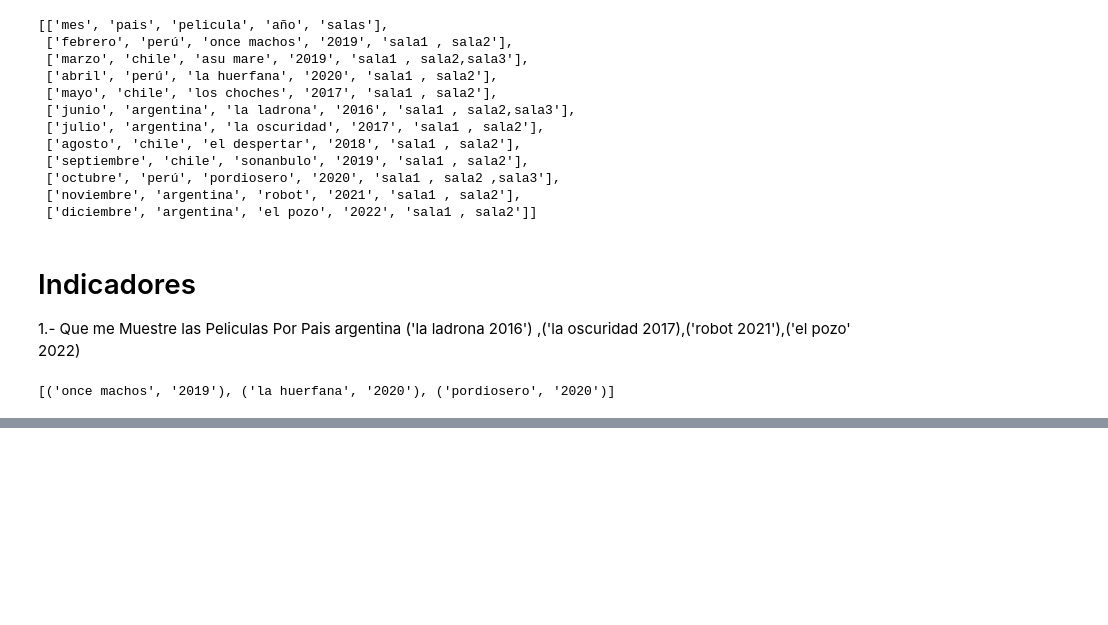
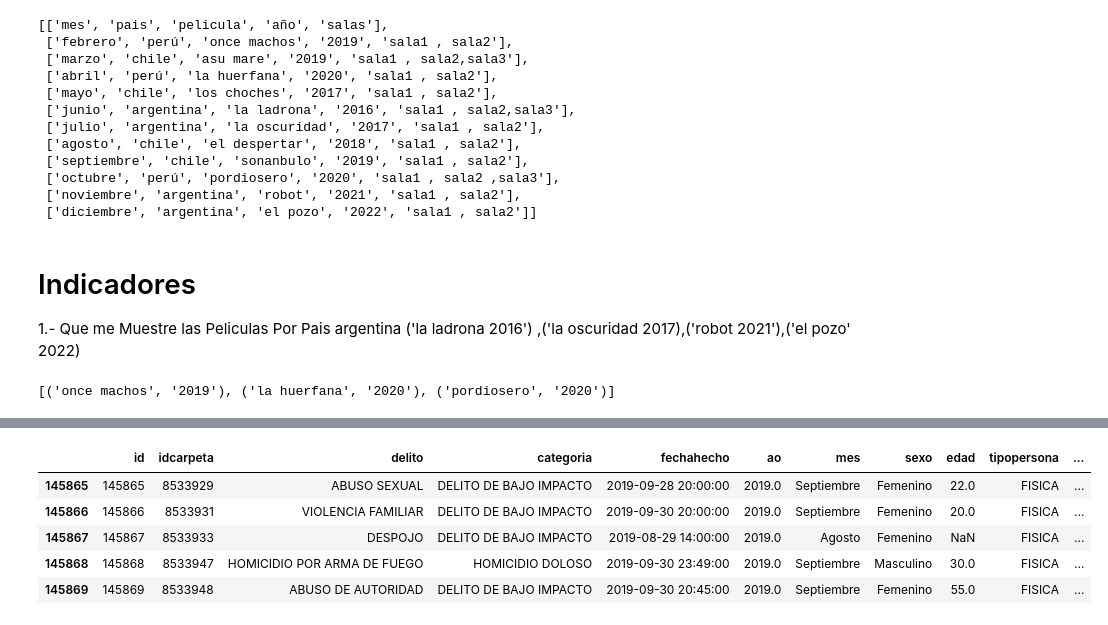
Before and after one commit to PyarmandoCode/Python_Avanzado, a Jupyter notebook: Datos/Python-Avanzado.ipynb, the cells around one changed output, grey strips where cells are left out. Saved outputs shown, nothing was run; the diff lists cells and outputs as text; code cells hidden in the pictures; blank space fills up the shorter version.

```diff
--- a/Datos/Python-Avanzado.ipynb
+++ b/Datos/Python-Avanzado.ipynb
@@ -192,0 +214,11 @@ peliculas_por_sala(listaPeliculas,'sala2')
+# %%
+df_vic.head() # Mostrar las primeras 5 filas
+df_vic.head(20)
+df_vic.tail()
+# %% [output]
+|  | id | idcarpeta | delito | categoria | fechahecho | ao | mes | sexo | edad | tipopersona | ... |
+| 145865 | 145865 | 8533929 | ABUSO SEXUAL | DELITO DE BAJO IMPACTO | 2019-09-28 20:00:00 | 2019.0 | Septiembre | Femenino | 22.0 | FISICA | ... |
+| 145866 | 145866 | 8533931 | VIOLENCIA FAMILIAR | DELITO DE BAJO IMPACTO | 2019-09-30 20:00:00 | 2019.0 | Septiembre | Femenino | 20.0 | FISICA | ... |
+| 145867 | 145867 | 8533933 | DESPOJO | DELITO DE BAJO IMPACTO | 2019-08-29 14:00:00 | 2019.0 | Agosto | Femenino | NaN | FISICA | ... |
+| 145868 | 145868 | 8533947 | HOMICIDIO POR ARMA DE FUEGO | HOMICIDIO DOLOSO | 2019-09-30 23:49:00 | 2019.0 | Septiembre | Masculino | 30.0 | FISICA | ... |
+| 145869 | 145869 | 8533948 | ABUSO DE AUTORIDAD | DELITO DE BAJO IMPACTO | 2019-09-30 20:45:00 | 2019.0 | Septiembre | Femenino | 55.0 | FISICA | ... |
```
Also changed, not shown: parts of 10 cells of this notebook, 1 other file.
